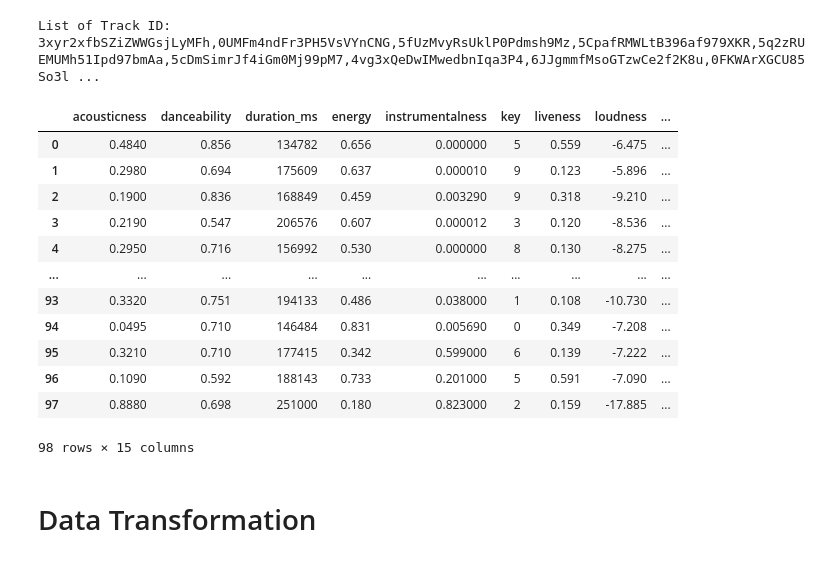
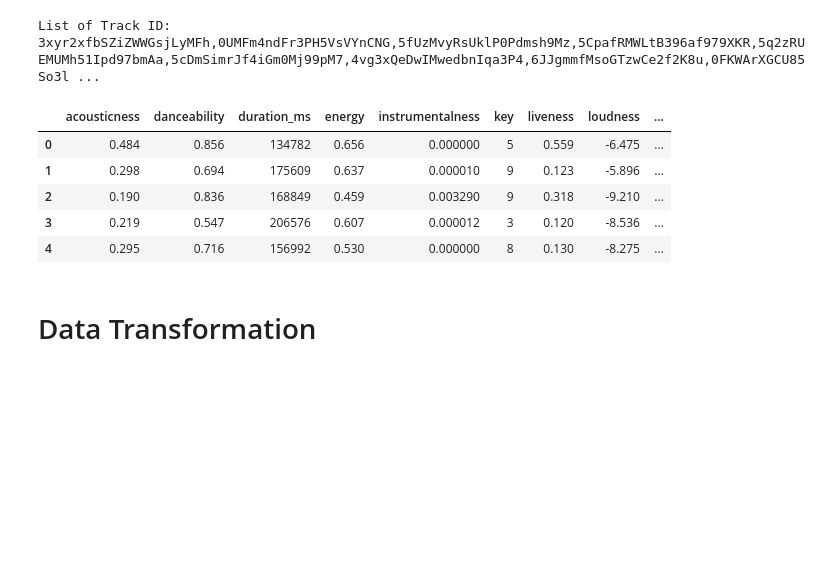
Before and after one commit to Bernardbyy/SpotifyMusicClassifier, a Jupyter notebook: SpotifyPreprocessing.ipynb, the cells around one changed output. Cells and saved outputs as stored; diff of their text form; code cells hidden in the pictures; blank space fills up the shorter version.

```diff
--- a/SpotifyPreprocessing.ipynb
+++ b/SpotifyPreprocessing.ipynb
@@ -54,11 +55,11 @@ df
 known_song_titles = set(df['song_title'].unique())
 known_artists = set(df['artist'].unique())
 
-with open("known_song_titles.pkl", "wb") as f:
-    pickle.dump(known_song_titles, f)
+# with open("known_song_titles.pkl", "wb") as f:
+#     pickle.dump(known_song_titles, f)
 
-with open("known_artists.pkl", "wb") as f:
-    pickle.dump(known_artists, f)
+# with open("known_artists.pkl", "wb") as f:
+#     pickle.dump(known_artists, f)
 # %%
 #Drop first column
 df.drop(df.columns[0], axis=1, inplace=True)
@@ -737,22 +698,11 @@ standardized_x = df_standardized.drop('target', axis=1)
 standardized_y = df_standardized['target']
 train_standardized_x, test_standardized_x, train_standardized_y, test_standardized_y = train_test_split(standardized_x, standardized_y, test_size=0.2, random_state=42)
 
-#Train Test for df_standardized
-normalized_x = df_normalized.drop('target', axis=1)
-normalized_y = df_normalized['target']
-train_normalized_x, test_normalized_x, train_normalized_y, test_normalized_y = train_test_split(normalized_x, normalized_y, test_size=0.2, random_state=42)
-
-# #make all train test sets into a list for easy access
-# train_x = [X_train,train_dropped_x, train_clipped_x, train_standardized_x]
-# train_y = [y_train,train_dropped_y, train_clipped_y, train_standardized_y]
-# test_x = [X_test,test_dropped_x, test_clipped_x, test_standardized_x]
-# test_y = [y_test,test_dropped_y, test_clipped_y, test_standardized_y]
-
 #make all train test sets into a list for easy access
-train_x = [X_train,train_dropped_x, train_clipped_x, train_standardized_x, train_normalized_x]
-train_y = [y_train,train_dropped_y, train_clipped_y, train_standardized_y, train_normalized_y]
-test_x = [X_test,test_dropped_x, test_clipped_x, test_standardized_x, test_normalized_x]
-test_y = [y_test,test_dropped_y, test_clipped_y, test_standardized_y, test_normalized_y]
+train_x = [X_train,train_dropped_x, train_clipped_x, train_standardized_x]
+train_y = [y_train,train_dropped_y, train_clipped_y, train_standardized_y]
+test_x = [X_test,test_dropped_x, test_clipped_x, test_standardized_x]
+test_y = [y_test,test_dropped_y, test_clipped_y, test_standardized_y]
 # %% [markdown]
 ## Extreme Gradient Boosting
 # %%
@@ -1306,46 +2270,39 @@ for track_id in track_ids:
         print(f"Error: Unable to get features for track {track_id}")
         continue
     track_data = {
 #         'track_id': track_id,
         'acousticness': track['acousticness'],
         'danceability': track['danceability'],
         'duration_ms': track['duration_ms'],
         'energy': track['energy'],
         'instrumentalness': track['instrumentalness'],
         'key': track['key'],
         'liveness': track['liveness'],
         'loudness': track['loudness'],
         'mode': track['mode'],
         'speechiness': track['speechiness'],
         'tempo': track['tempo'],
         'time_signature': track['time_signature'],
         'valence': track['valence'],
         'song_title': song_title,
         'artist': artist
     }
     tracks.append(track_data)
 
 # Create a Pandas dataframe from the list of tracks
 df_predict = pd.DataFrame(tracks)
 
 songs = copy.copy(df_predict)
 
 # Print the dataframe
-df_predict
+df_predict.head()
 # %% [output]
 |  | acousticness | danceability | duration_ms | energy | instrumentalness | key | liveness | loudness | ... |
-| 0 | 0.4840 | 0.856 | 134782 | 0.656 | 0.000000 | 5 | 0.559 | -6.475 | ... |
-| 1 | 0.2980 | 0.694 | 175609 | 0.637 | 0.000010 | 9 | 0.123 | -5.896 | ... |
-| 2 | 0.1900 | 0.836 | 168849 | 0.459 | 0.003290 | 9 | 0.318 | -9.210 | ... |
-| 3 | 0.2190 | 0.547 | 206576 | 0.607 | 0.000012 | 3 | 0.120 | -8.536 | ... |
-| 4 | 0.2950 | 0.716 | 156992 | 0.530 | 0.000000 | 8 | 0.130 | -8.275 | ... |
-| ... | ... | ... | ... | ... | ... | ... | ... | ... | ... |
-| 93 | 0.3320 | 0.751 | 194133 | 0.486 | 0.038000 | 1 | 0.108 | -10.730 | ... |
-| 94 | 0.0495 | 0.710 | 146484 | 0.831 | 0.005690 | 0 | 0.349 | -7.208 | ... |
-| 95 | 0.3210 | 0.710 | 177415 | 0.342 | 0.599000 | 6 | 0.139 | -7.222 | ... |
-| 96 | 0.1090 | 0.592 | 188143 | 0.733 | 0.201000 | 5 | 0.591 | -7.090 | ... |
-| 97 | 0.8880 | 0.698 | 251000 | 0.180 | 0.823000 | 2 | 0.159 | -17.885 | ... |
+| 0 | 0.484 | 0.856 | 134782 | 0.656 | 0.000000 | 5 | 0.559 | -6.475 | ... |
+| 1 | 0.298 | 0.694 | 175609 | 0.637 | 0.000010 | 9 | 0.123 | -5.896 | ... |
+| 2 | 0.190 | 0.836 | 168849 | 0.459 | 0.003290 | 9 | 0.318 | -9.210 | ... |
+| 3 | 0.219 | 0.547 | 206576 | 0.607 | 0.000012 | 3 | 0.120 | -8.536 | ... |
+| 4 | 0.295 | 0.716 | 156992 | 0.530 | 0.000000 | 8 | 0.130 | -8.275 | ... |
-98 rows × 15 columns
 # %% [markdown]
 # Data Transformation
 # %%
```
Also changed, not shown: parts of 116 cells of this notebook, 10 other files.
